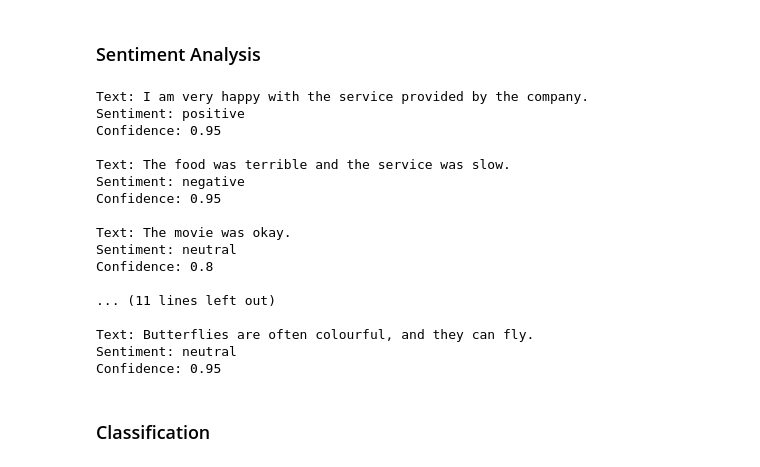
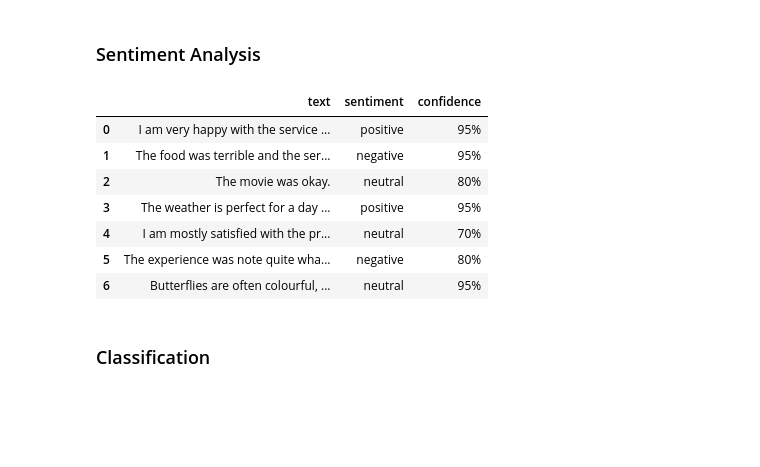
Before and after one commit to intellectronica/llms-beyond-chat, a Jupyter notebook: llms-beyond-chat.ipynb, the cells around one changed output. Cells and saved outputs as stored; diff of their text form; code cells hidden in the pictures; blank space fills up the shorter version.

```diff
--- a/llms-beyond-chat.ipynb
+++ b/llms-beyond-chat.ipynb
@@ -324,50 +324,46 @@ PREP:
 # %%
 example_texts = [
     "I am very happy with the service provided by the company.",
     "The food was terrible and the service was slow.",
     "The movie was okay.",
     "The weather is perfect for a day at the beach.",
     "I am mostly satisfied with the product, but there are a few issues.",
     "The experience was note quite what I have expected.",
     "Butterflies are often colourful, and they can fly.",
 ]
 
 class Sentiment(str, Enum):
     positive = "positive"
     negative = "negative"
     neutral = "neutral"
 
 class SentimentAnalysis(BaseModel):
     sentiment: Sentiment
     confidence: float
 
+results = []
 for example_text in example_texts:
     sentiment_analysis = llm(
         SentimentAnalysis,
         "Analyze the sentiment of the user-provided text.",
         example_text,
     )
-    print(f"Text: {example_text}")
-    print(f"Sentiment: {sentiment_analysis.sentiment}")
-    print(f"Confidence: {sentiment_analysis.confidence}\n")
+    results.append({
+        "text": example_text,
+        "sentiment": sentiment_analysis.sentiment.value,
+        "confidence": f"{sentiment_analysis.confidence * 100:.0f}%",
+    })
+
+pd.DataFrame(results).style.set_properties(**{'text-align': 'left'})
 # %% [output]
-Text: I am very happy with the service provided by the company.
-Sentiment: positive
-Confidence: 0.95
-
-Text: The food was terrible and the service was slow.
-Sentiment: negative
-Confidence: 0.95
-
-Text: The movie was okay.
-Sentiment: neutral
-Confidence: 0.8
-
-... (11 lines left out)
-
-Text: Butterflies are often colourful, and they can fly.
-Sentiment: neutral
-Confidence: 0.95
+|  | text | sentiment | confidence |
+| 0 | I am very happy with the service ... | positive | 95% |
+| 1 | The food was terrible and the ser... | negative | 95% |
+| 2 | The movie was okay. | neutral | 80% |
+| 3 | The weather is perfect for a day ... | positive | 95% |
+| 4 | I am mostly satisfied with the pr... | neutral | 70% |
+| 5 | The experience was note quite wha... | negative | 80% |
+| 6 | Butterflies are often colourful, ... | neutral | 95% |
 # %% [markdown]
 ### Classification
 # %%
```
Also changed, not shown: parts of 1 cell of this notebook.
